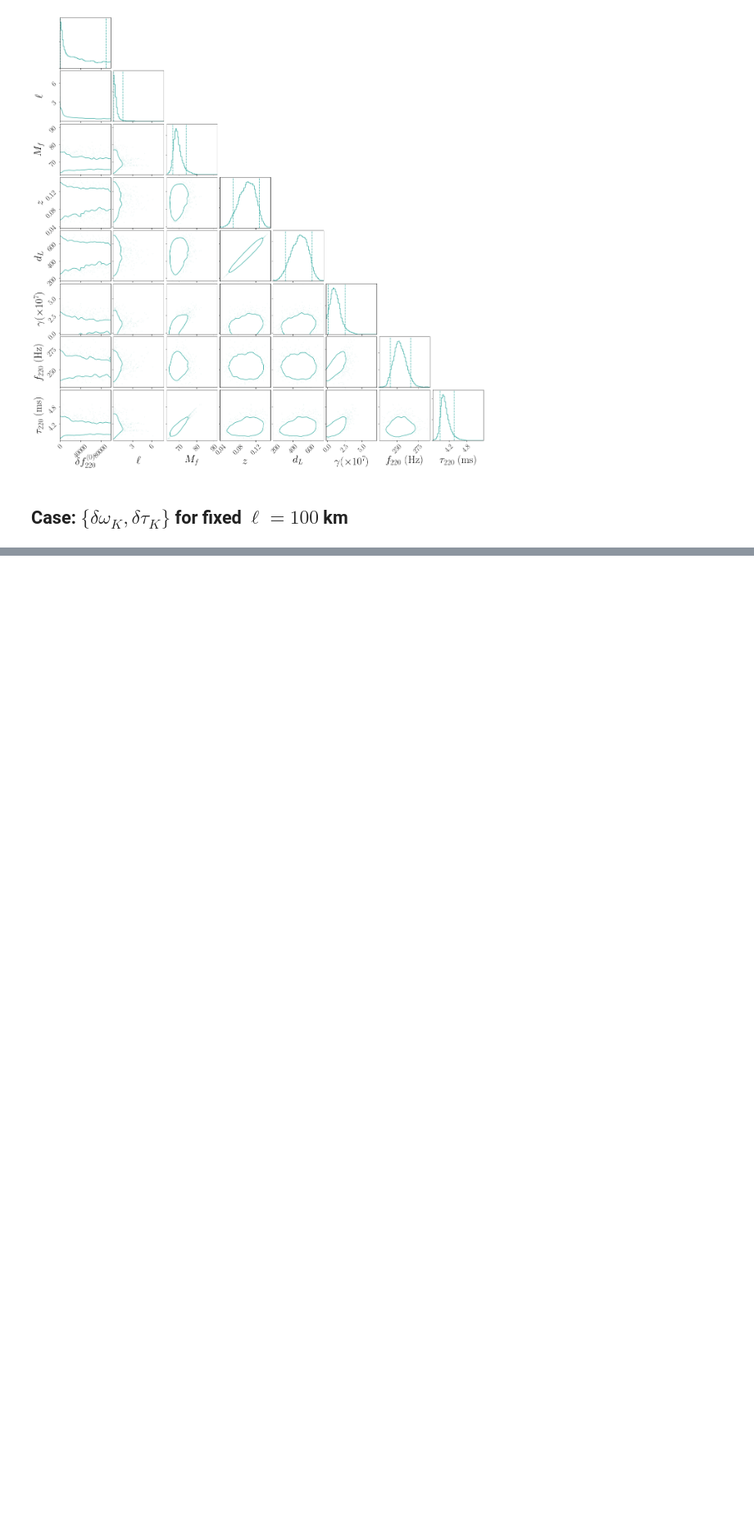
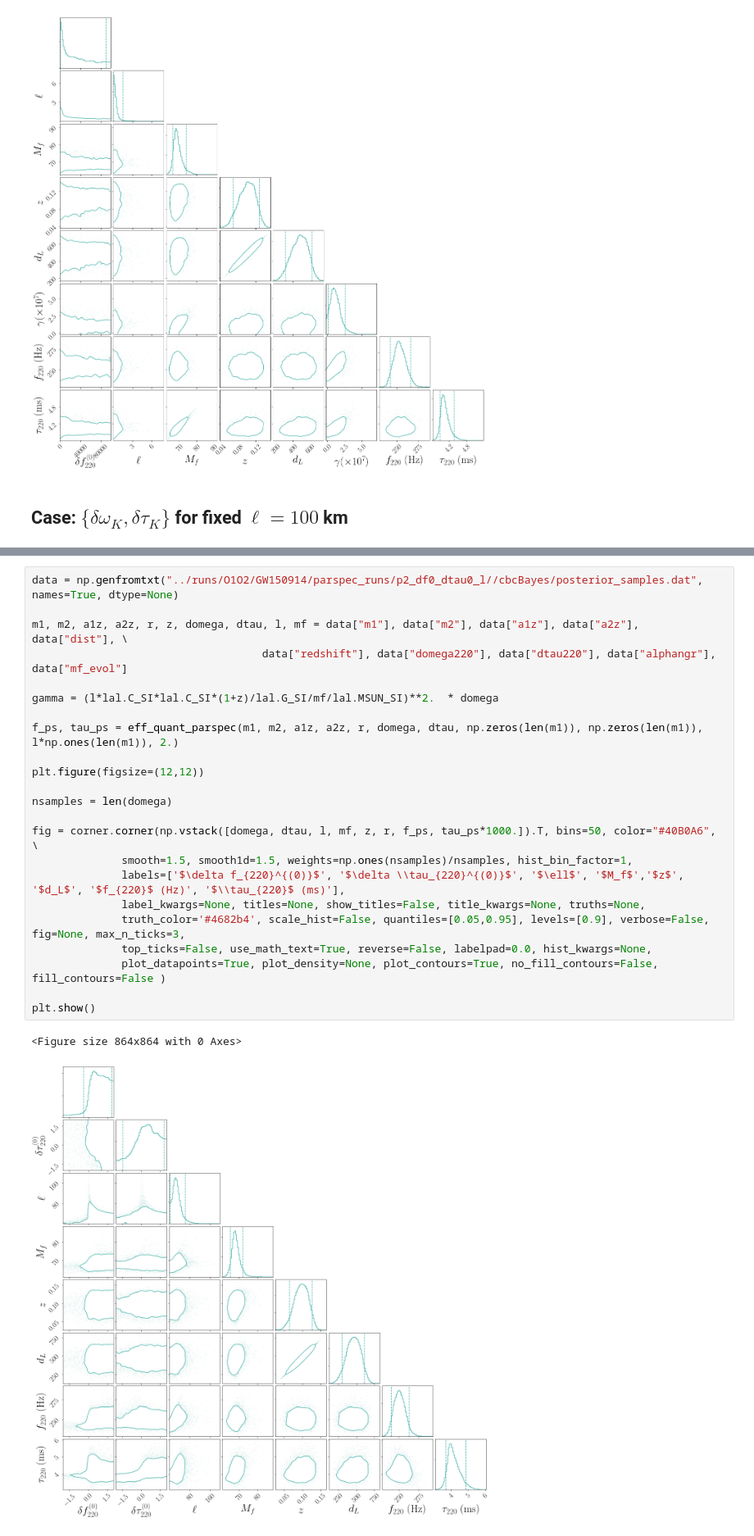
Before and after one commit to abhirup-ghosh/spinqnm, a Jupyter notebook: notebooks/ParSpec_comparisons.ipynb, the cells around one changed output, grey strips where cells are left out. Shown at 82% size. Drawn from its saved outputs; the diff is of its cells as text; blank space fills up the shorter version.

Commit message:
updated parspec notebook

```diff
--- a/notebooks/ParSpec_comparisons.ipynb
+++ b/notebooks/ParSpec_comparisons.ipynb
@@ -467,0 +470,26 @@ plt.show()
+# %%
+data = np.genfromtxt("../runs/O1O2/GW150914/parspec_runs/p2_df0_dtau0_l//cbcBayes/posterior_samples.dat", names=True, dtype=None)
+
+m1, m2, a1z, a2z, r, z, domega, dtau, l, mf = data["m1"], data["m2"], data["a1z"], data["a2z"], data["dist"], \
+                                    data["redshift"], data["domega220"], data["dtau220"], data["alphangr"], data["mf_evol"]
+
+gamma = (l*lal.C_SI*lal.C_SI*(1+z)/lal.G_SI/mf/lal.MSUN_SI)**2.  * domega
+
+f_ps, tau_ps = eff_quant_parspec(m1, m2, a1z, a2z, r, domega, dtau, np.zeros(len(m1)), np.zeros(len(m1)), l*np.ones(len(m1)), 2.)
+
+plt.figure(figsize=(12,12))
+
+nsamples = len(domega)
+
+fig = corner.corner(np.vstack([domega, dtau, l, mf, z, r, f_ps, tau_ps*1000.]).T, bins=50, color="#40B0A6", \
+              smooth=1.5, smooth1d=1.5, weights=np.ones(nsamples)/nsamples, hist_bin_factor=1,
+              labels=['$\delta f_{220}^{(0)}$', '$\delta \\tau_{220}^{(0)}$', '$\ell$', '$M_f$','$z$', '$d_L$', '$f_{220}$ (Hz)', '$\\tau_{220}$ (ms)'],
+              label_kwargs=None, titles=None, show_titles=False, title_kwargs=None, truths=None,
+              truth_color='#4682b4', scale_hist=False, quantiles=[0.05,0.95], levels=[0.9], verbose=False, fig=None, max_n_ticks=3,
+              top_ticks=False, use_math_text=True, reverse=False, labelpad=0.0, hist_kwargs=None,
+              plot_datapoints=True, plot_density=None, plot_contours=True, no_fill_contours=False, fill_contours=False )
+
+plt.show()
+# %% [output]
+<Figure size 864x864 with 0 Axes>
+[figure, added]
```
Also changed, not shown: parts of 2 cells of this notebook, 1 other file.
